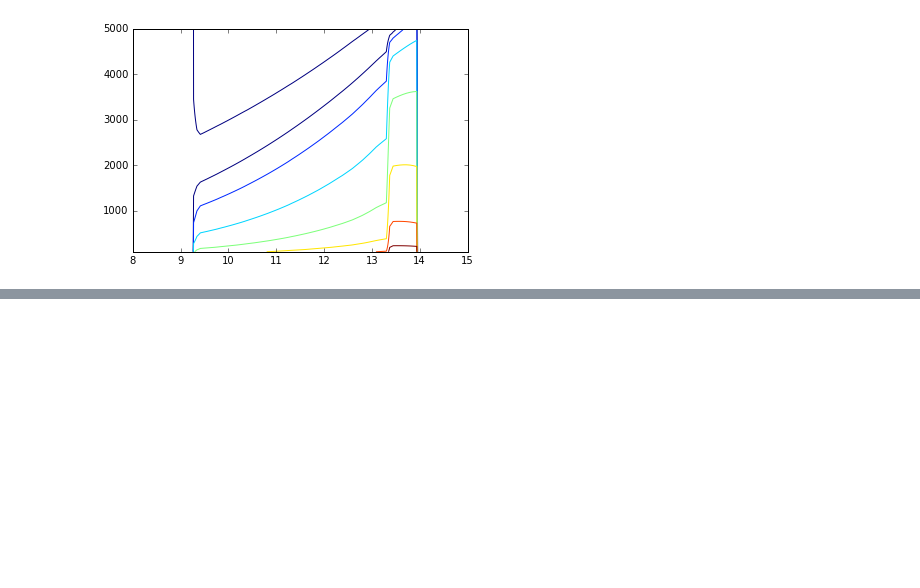
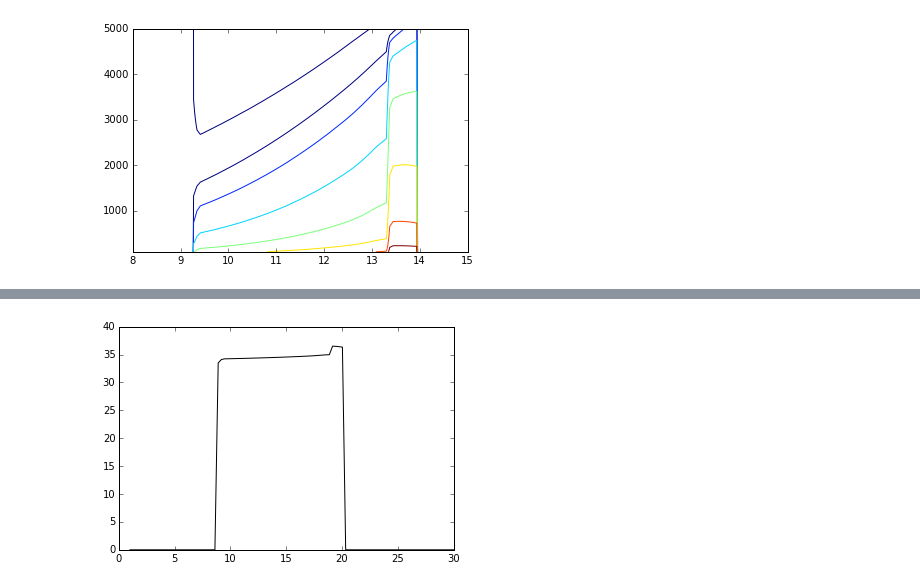
Before and after one commit to astroJeff/XRB, a Jupyter notebook: notebooks/XRB Probability.ipynb, the cells around one changed output, grey strips where cells are left out. Drawn from its saved outputs; the diff is of its cells as text; code cells hidden in the pictures; blank space fills up the shorter version.

```diff
--- a/notebooks/XRB Probability.ipynb
+++ b/notebooks/XRB Probability.ipynb
@@ -920,0 +977,28 @@ plt.show()
+# %%
+M_1_a = 20.0
+M_2_a = 3.0
+A_a = 100.0
+v_k = 100.0
+theta = np.pi
+phi = 0.0
+t_obs = np.linspace(1.0, 30.0, 100)
+
+# MT phase
+M_1_b, M_2_b, A_b = func_MT_forward(M_1_a, M_2_a, A_a)
+
+# SN
+A_tmp, v_sys_tmp, e_tmp = func_SN_forward(M_1_b, M_2_b, A_b, v_k, theta, phi)
+
+# XRB
+M_2_tmp, L_x_tmp = func_Lx_forward(M_1_a, M_2_a, M_2_b, A_tmp, t_obs)
+
+L_x_tmp[L_x_tmp < 1.0e30] = 1.0e-99
+
+log_L_x = np.log10(L_x_tmp)
+log_L_x[log_L_x < 0.0] = 0.0
+
+plt.plot(t_obs, log_L_x, color='k', linestyle='solid')
+
+plt.show()
+# %% [output]
+[figure, added]
```
Also changed, not shown: parts of 32 cells of this notebook, 2 other files.
